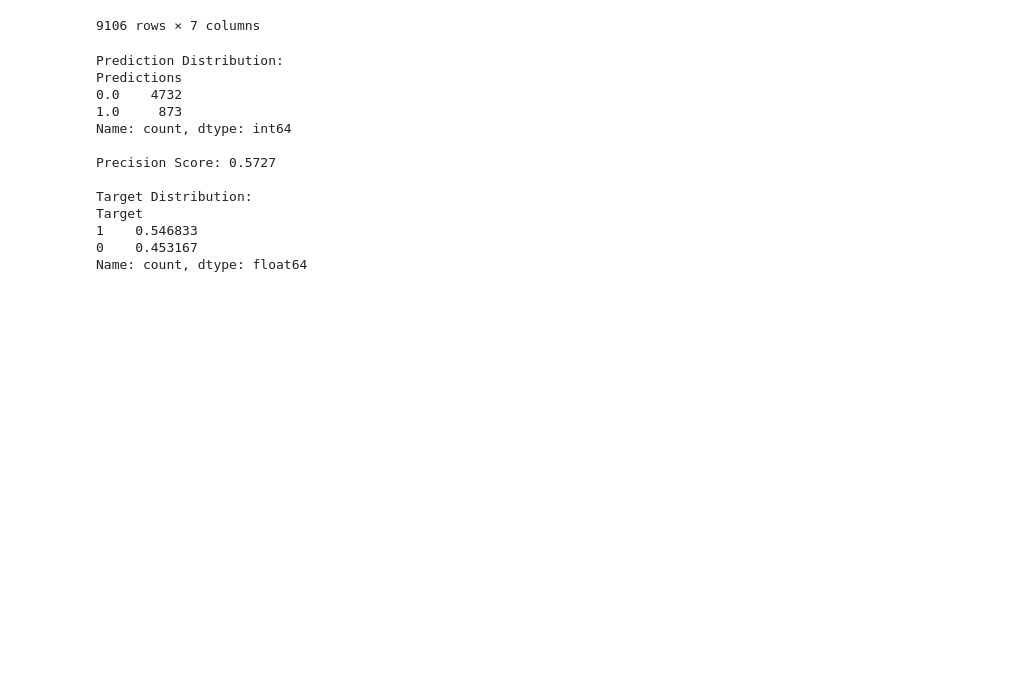
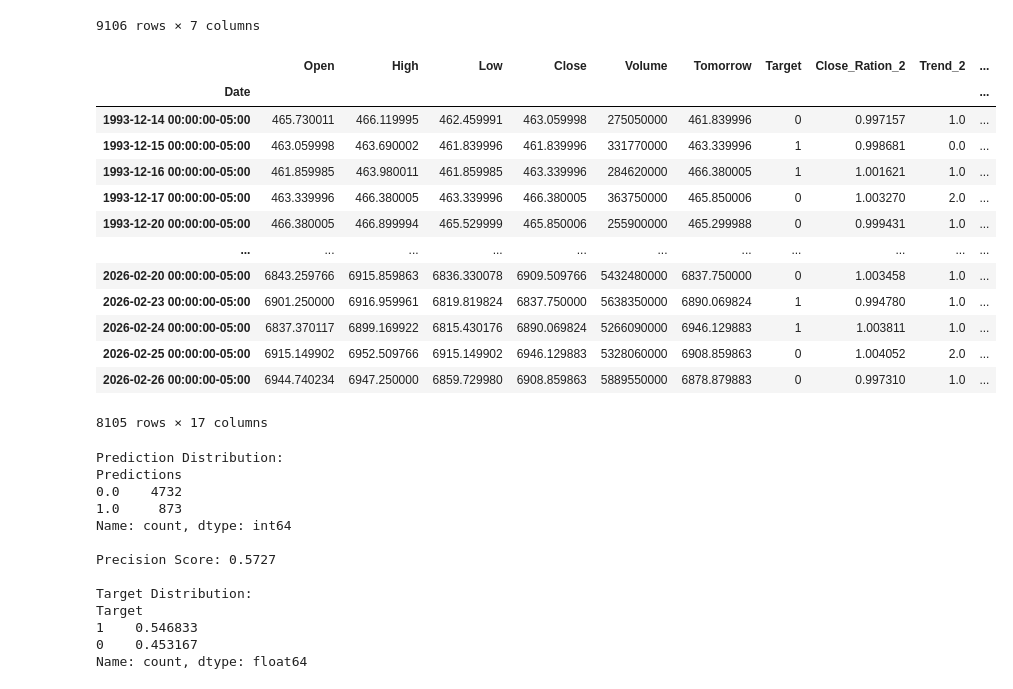
Before and after one commit to tonyranye/random-forest, a Jupyter notebook: random_forest.ipynb, the cells around one changed output. Drawn from its saved outputs; the diff is of its cells as text; code cells hidden in the pictures; blank space fills up the shorter version.

```diff
--- a/random_forest.ipynb
+++ b/random_forest.ipynb
@@ -75,6 +75,23 @@ for horizon in horizons:
 
   new_predictors += [ratio_column, trend_column]
 sp500 = sp500.dropna()
+# %%
+sp500
+# %% [output]
+|  | Open | High | Low | Close | Volume | Tomorrow | Target | Close_Ration_2 | Trend_2 | ... |
+| Date |  |  |  |  |  |  |  |  |  | ... |
+| 1993-12-14 00:00:00-05:00 | 465.730011 | 466.119995 | 462.459991 | 463.059998 | 275050000 | 461.839996 | 0 | 0.997157 | 1.0 | ... |
+| 1993-12-15 00:00:00-05:00 | 463.059998 | 463.690002 | 461.839996 | 461.839996 | 331770000 | 463.339996 | 1 | 0.998681 | 0.0 | ... |
+| 1993-12-16 00:00:00-05:00 | 461.859985 | 463.980011 | 461.859985 | 463.339996 | 284620000 | 466.380005 | 1 | 1.001621 | 1.0 | ... |
+| 1993-12-17 00:00:00-05:00 | 463.339996 | 466.380005 | 463.339996 | 466.380005 | 363750000 | 465.850006 | 0 | 1.003270 | 2.0 | ... |
+| 1993-12-20 00:00:00-05:00 | 466.380005 | 466.899994 | 465.529999 | 465.850006 | 255900000 | 465.299988 | 0 | 0.999431 | 1.0 | ... |
+| ... | ... | ... | ... | ... | ... | ... | ... | ... | ... | ... |
+| 2026-02-20 00:00:00-05:00 | 6843.259766 | 6915.859863 | 6836.330078 | 6909.509766 | 5432480000 | 6837.750000 | 0 | 1.003458 | 1.0 | ... |
+| 2026-02-23 00:00:00-05:00 | 6901.250000 | 6916.959961 | 6819.819824 | 6837.750000 | 5638350000 | 6890.069824 | 1 | 0.994780 | 1.0 | ... |
+| 2026-02-24 00:00:00-05:00 | 6837.370117 | 6899.169922 | 6815.430176 | 6890.069824 | 5266090000 | 6946.129883 | 1 | 1.003811 | 1.0 | ... |
+| 2026-02-25 00:00:00-05:00 | 6915.149902 | 6952.509766 | 6915.149902 | 6946.129883 | 5328060000 | 6908.859863 | 0 | 1.004052 | 2.0 | ... |
+| 2026-02-26 00:00:00-05:00 | 6944.740234 | 6947.250000 | 6859.729980 | 6908.859863 | 5889550000 | 6878.879883 | 0 | 0.997310 | 1.0 | ... |
+8105 rows × 17 columns
 # %%
 from sklearn.ensemble import RandomForestClassifier
 model = RandomForestClassifier(n_estimators=200, min_samples_split=50, random_state=1)
```
